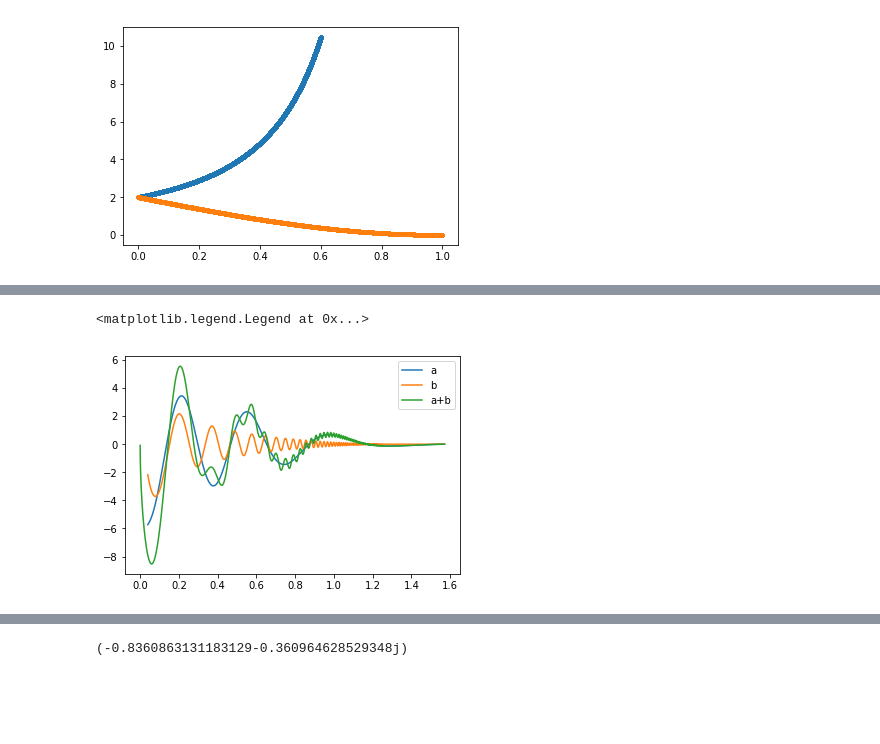
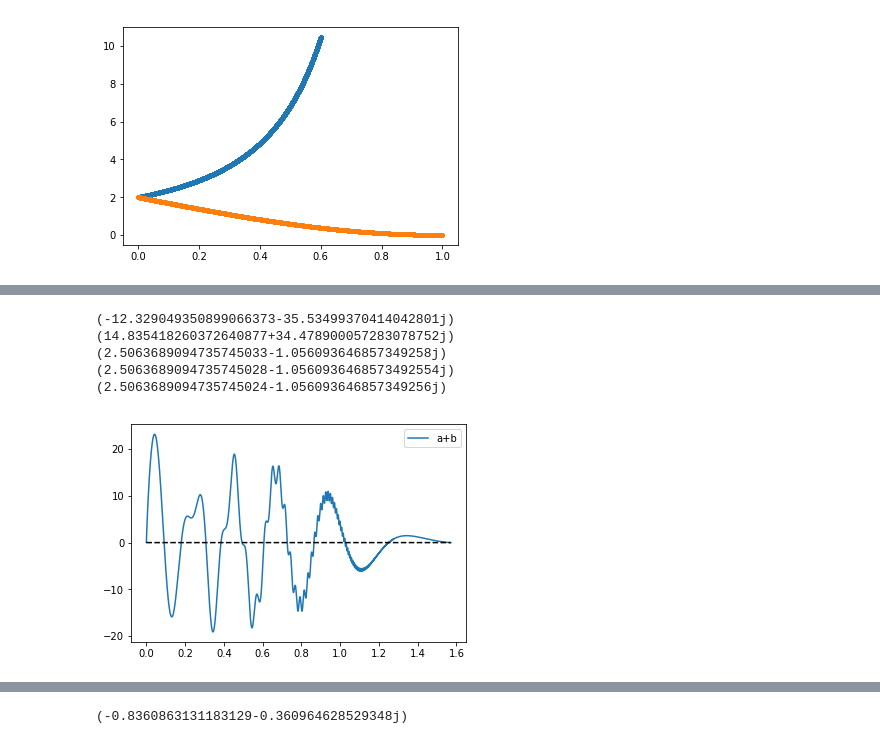
Before and after one commit to eshort0401/rotunno83, a Jupyter notebook: python_scripts/rotunno83.ipynb, the cells around one changed output, grey strips where cells are left out. Drawn from its saved outputs; the diff is of its cells as text; code cells hidden in the pictures; blank space fills up the shorter version.

```diff
--- a/python_scripts/rotunno83.ipynb
+++ b/python_scripts/rotunno83.ipynb
@@ -16,0 +39,2 @@ from sympy import *
+# %%
+theta_alt = ((1-cos(s*pi))/(2))**(alpha)*pi/2
@@ -168,7 +244,3 @@ plt.plot(s,k2,'.')
 # %% [output]
 [<matplotlib.lines.Line2D at 0x...>]
 [figure]
-# %%
-def calc_theta_alt(s):
-    theta_alt = (1-np.cos(s*np.pi))*np.pi/4
-    return theta_alt
@@ -181,0 +247,9 @@ plt.plot(s,np.cosh((s-0.5)*np.pi)**1)
+# %%
+def calc_theta_alt(s,alpha=1):
+    theta_alt = ((1-np.cos(s*np.pi))/(2))**(alpha)*np.pi/2
+    return theta_alt
+
+def calc_dtheta_alt(s,alpha=1):
+    dtheta_alt = (np.pi/2*alpha*((1-np.cos(s*np.pi))/2)**(alpha-1)
+                  *np.sin(s*np.pi)*np.pi/2)
+    return dtheta_alt
@@ -182,49 +285,79 @@ plt.plot(s,np.cosh((s-0.5)*np.pi)**1)
 # %%
-x=-20
+x=-20.10
 alpha=3
-U=1
+U=0.6
+tau=3
 L=0.1
-sN=1000
+sN=5000
 dS=1/sN
 
-s=np.arange(dS,1,dS,dtype=np.float32)
-theta=calc_theta_alt(s)
+s=np.arange(dS,1,dS,dtype=np.float128)
+theta=calc_theta_alt(s,alpha)
 
 k2 = qian_helpers.calc_k_2(theta,U)
 k3 = qian_helpers.calc_k_3(theta,U)
 k0_2 = qian_helpers.calc_k_2(0,U)
 k0_3 = qian_helpers.calc_k_3(0,U)
 
 # bw23a_ig = (1/np.tan(theta)
 #                *(
 #                  -qian_helpers.calc_C2(x,tau,k2,U,L)/U**2
 # #                  +qian_helpers.calc_C3(xi[i],tau,k3,U,L)
 #                 )
 #                *alpha*s**(alpha-1)*np.pi/2)
 # bw23b_ig = (1/np.tan(theta)
 #            *(
 # #                  -qian_helpers.calc_C2(xi[i],tau,k2,U,L)/U**2
 #              +qian_helpers.calc_C3(x,tau,k3,U,L)
 #             )
 #            *alpha*s**(alpha-1)*np.pi/2)
 
 bw23a_ig = (1/np.tan(theta)
                *(
                  -qian_helpers.calc_C2(x,tau,k2,U,L)/U**2
 #                  +qian_helpers.calc_C3(xi[i],tau,k3,U,L)
                 )
-               *np.sin(s*np.pi)*np.pi/4)
+#                *alpha*s**(alpha-1)*np.pi/2)*1/2*np.exp(-zeta)
+                *calc_dtheta_alt(s,alpha))
 bw23b_ig = (1/np.tan(theta)
            *(
 #                  -qian_helpers.calc_C2(xi[i],tau,k2,U,L)/U**2
              +qian_helpers.calc_C3(x,tau,k3,U,L)
             )
-           *np.sin(s*np.pi)*np.pi/4)
+#            *alpha*s**(alpha-1)*np.pi/2)*1/2*np.exp(-zeta)
+            *calc_dtheta_alt(s,alpha))
+bw23_ig = (1/np.tan(theta)
+           *(
+             -qian_helpers.calc_C2(x,tau,k2,U,L)
+             +qian_helpers.calc_C3(x,tau,k3,U,L)*U**2
+            )
+#            *alpha*s**(alpha-1)*np.pi/2)*1/2*np.exp(-zeta)
+            *calc_dtheta_alt(s,alpha))
 
-plt.plot(theta[100:],bw23a_ig[100:],label='a')
-plt.plot(theta[100:],bw23b_ig[100:],label='b')
-plt.plot(theta,(bw23b_ig+bw23a_ig),label='a+b')
+where_nan = np.logical_or(np.isnan(bw23a_ig),np.isnan(bw23b_ig))
+bw23a_ig[where_nan]=0
+bw23b_ig[where_nan]=0
+bw23_ig[np.isnan(bw23_ig)]=0
+
+# plt.plot(theta[3:10],bw23a_ig[3:10],label='a')
+# plt.plot(theta[3:10],bw23b_ig[3:10],label='b')
+# plt.plot(theta,(bw23b_ig+bw23a_ig),label='a+b')
+plt.plot(theta,bw23_ig/U**2, label='a+b')
+plt.plot(theta, np.zeros(theta.size),'--k')
 plt.legend()
+
+# s_app = np.concatenate(([0],s,[1]))
+# bw
+
+print(np.trapz(bw23a_ig,s))
+print(np.trapz(bw23b_ig,s))
+print(np.trapz(bw23a_ig,s)+np.trapz(bw23b_ig,s))
+print(np.trapz(bw23a_ig+bw23b_ig,s))
+print(np.trapz(bw23_ig/U**2,s))
 # %% [output]
-<matplotlib.legend.Legend at 0x...>
+(-12.329049350899066373-35.53499370414042801j)
+(14.835418260372640877+34.478900057283078752j)
+(2.5063689094735745033-1.056093646857349258j)
+(2.5063689094735745028-1.0560936468573492554j)
+(2.5063689094735745024-1.056093646857349256j)
-[figure, old version]
+[figure, new version]
```
Also changed, not shown: parts of 45 cells of this notebook.
